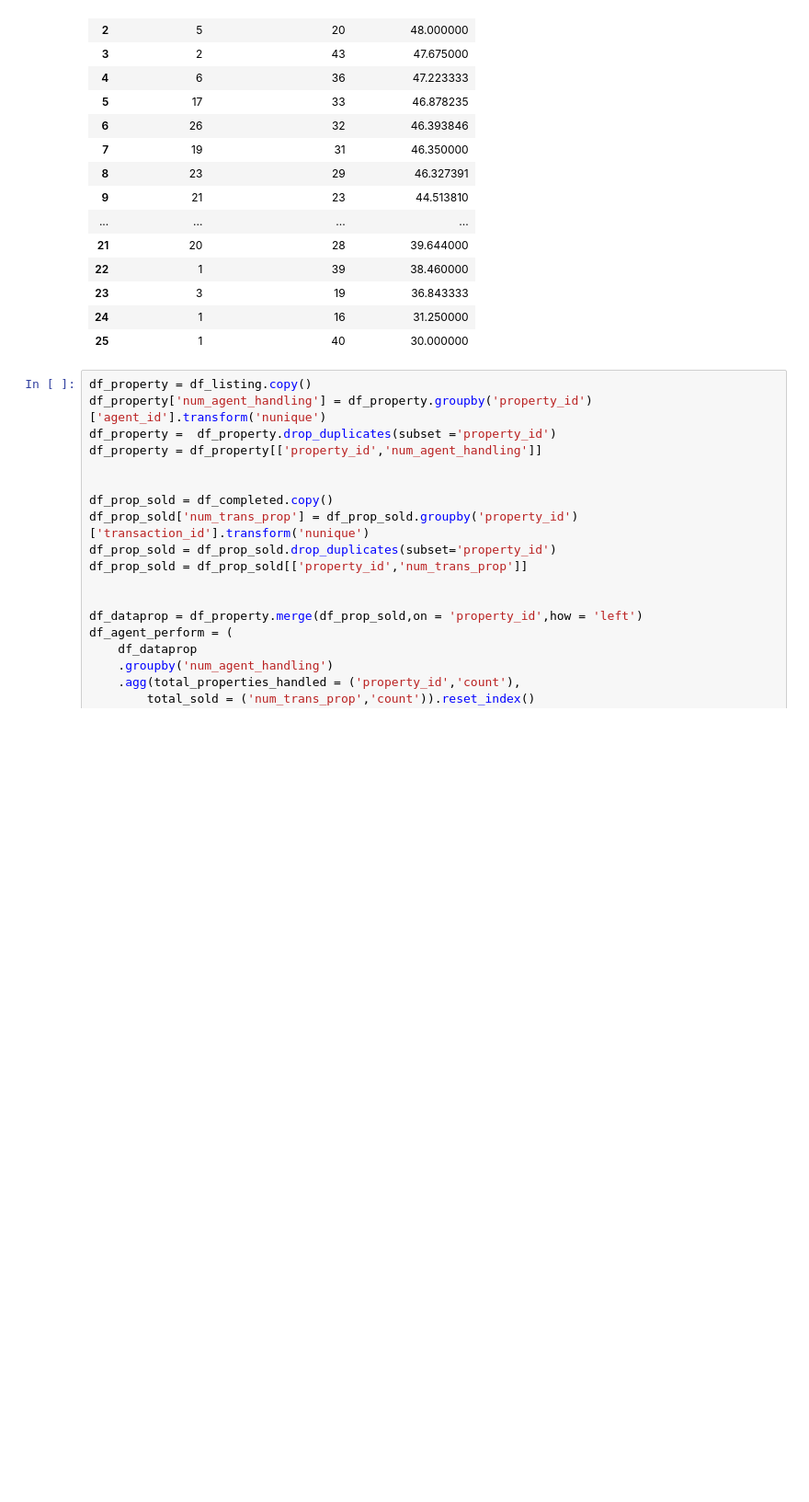
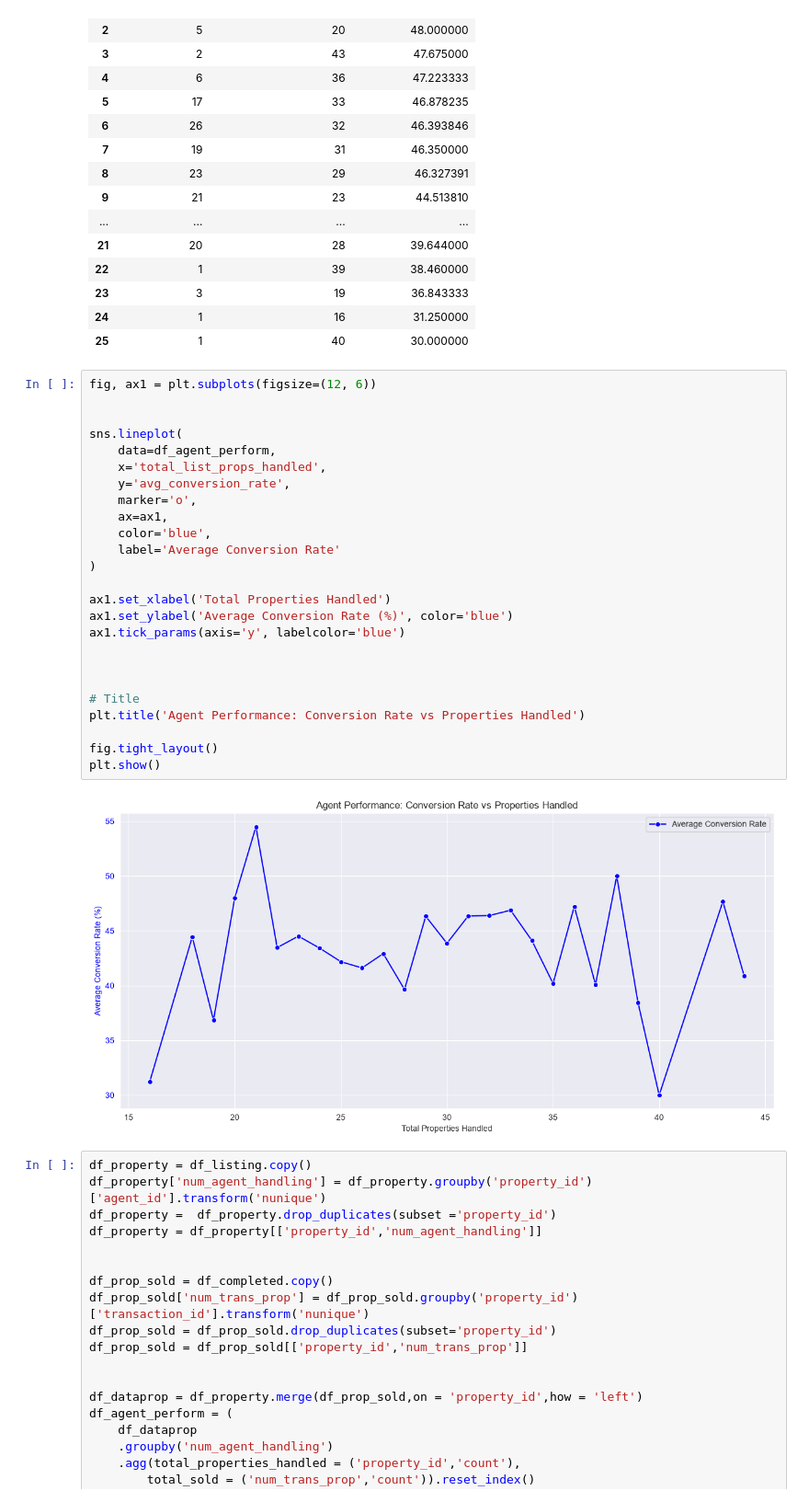
Before and after one commit to hlmtssilvia/Real_Estate_Analysis, a Jupyter notebook: Property And Listing Peformance.ipynb, the cells around one changed output. Shown at 92% size. Cells and saved outputs as stored; diff of their text form; blank space fills up the shorter version.

```diff
--- a/Property And Listing Peformance.ipynb
+++ b/Property And Listing Peformance.ipynb
@@ -853,6 +849,33 @@ df_agent_perform
 | 23 | 3 | 19 | 36.843333 |
 | 24 | 1 | 16 | 31.250000 |
 | 25 | 1 | 40 | 30.000000 |
+# %%
+fig, ax1 = plt.subplots(figsize=(12, 6))
+
+
+sns.lineplot(
+    data=df_agent_perform,
+    x='total_list_props_handled',
+    y='avg_conversion_rate',
+    marker='o',
+    ax=ax1,
+    color='blue',
+    label='Average Conversion Rate'
+)
+
+ax1.set_xlabel('Total Properties Handled')
+ax1.set_ylabel('Average Conversion Rate (%)', color='blue')
+ax1.tick_params(axis='y', labelcolor='blue')
+
+
+
+# Title
+plt.title('Agent Performance: Conversion Rate vs Properties Handled')
+
+fig.tight_layout()
+plt.show()
+# %% [output]
+[figure, added]
 # %%
 df_property = df_listing.copy()
 df_property['num_agent_handling'] = df_property.groupby('property_id')['agent_id'].transform('nunique')
```
Also changed, not shown: parts of 4 cells of this notebook, 9 other files.
